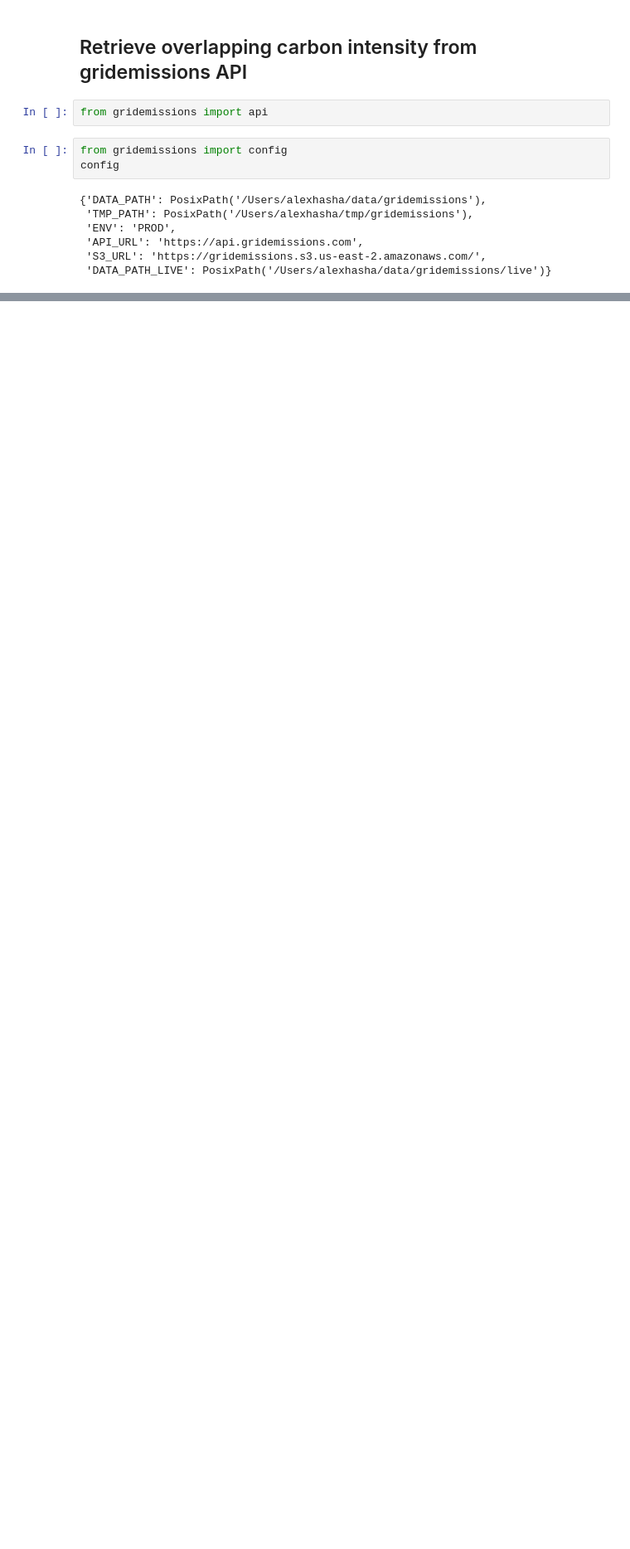
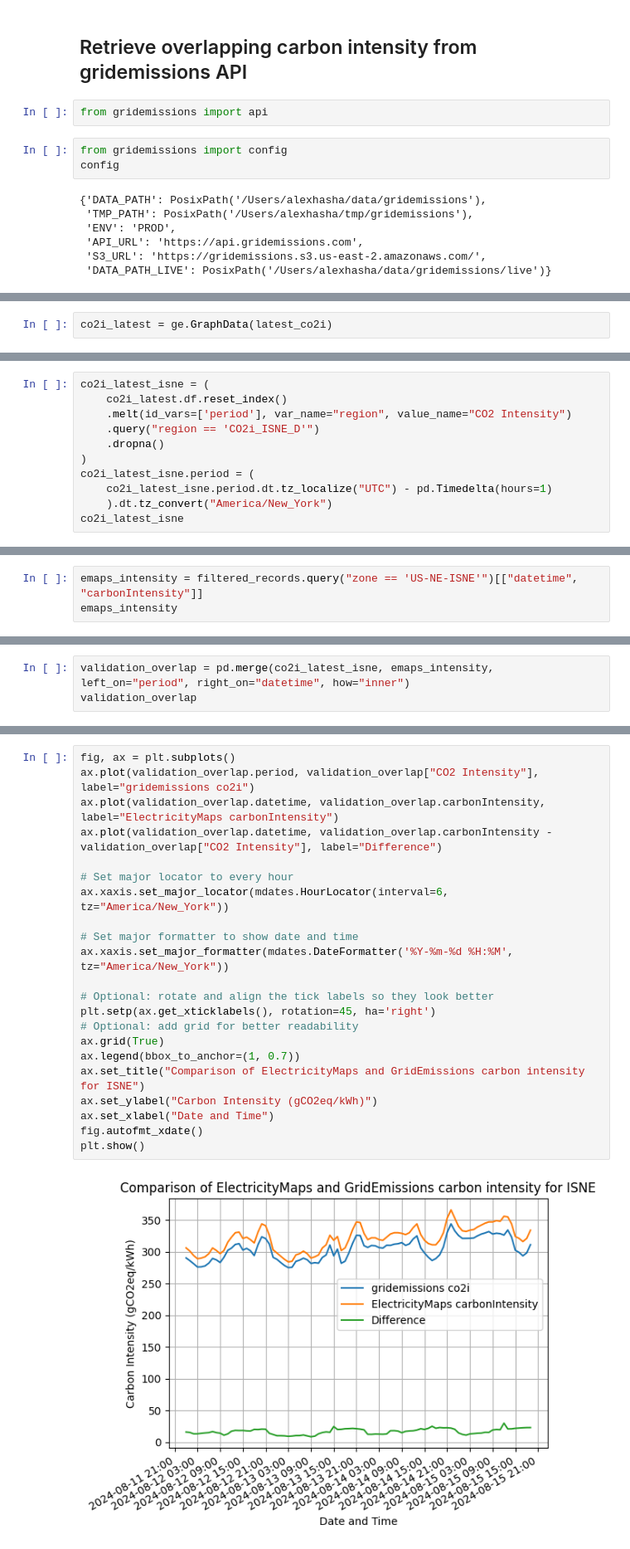
Before and after one commit to ahasha/power-supply-dashboard-analysis, a Jupyter notebook: notebooks/analyze_history.ipynb, the cells around one changed output, grey strips where cells are left out. Shown at 83% size. Cells and saved outputs as stored; diff of their text form; blank space fills up the shorter version.

Commit message:
More acquisition of gridemissions data and several attempts at a simple forecasting model

```diff
--- a/notebooks/analyze_history.ipynb
+++ b/notebooks/analyze_history.ipynb
@@ -176,0 +256,2 @@ AssertionError:
+# %%
+co2i_latest = ge.GraphData(latest_co2i)
@@ -176,0 +262,11 @@ AssertionError:
+# %%
+co2i_latest_isne = (
+    co2i_latest.df.reset_index()
+    .melt(id_vars=['period'], var_name="region", value_name="CO2 Intensity")
+    .query("region == 'CO2i_ISNE_D'")
+    .dropna()
+)
+co2i_latest_isne.period = (
+    co2i_latest_isne.period.dt.tz_localize("UTC") - pd.Timedelta(hours=1)
+    ).dt.tz_convert("America/New_York")
+co2i_latest_isne
@@ -176,0 +287,3 @@ AssertionError:
+# %%
+emaps_intensity = filtered_records.query("zone == 'US-NE-ISNE'")[["datetime", "carbonIntensity"]]
+emaps_intensity
@@ -176,0 +304,3 @@ AssertionError:
+# %%
+validation_overlap = pd.merge(co2i_latest_isne, emaps_intensity, left_on="period", right_on="datetime", how="inner")
+validation_overlap
@@ -176,0 +321,24 @@ AssertionError:
+# %%
+fig, ax = plt.subplots()
+ax.plot(validation_overlap.period, validation_overlap["CO2 Intensity"], label="gridemissions co2i")
+ax.plot(validation_overlap.datetime, validation_overlap.carbonIntensity, label="ElectricityMaps carbonIntensity")
+ax.plot(validation_overlap.datetime, validation_overlap.carbonIntensity - validation_overlap["CO2 Intensity"], label="Difference")
+
+# Set major locator to every hour
+ax.xaxis.set_major_locator(mdates.HourLocator(interval=6, tz="America/New_York"))
+
+# Set major formatter to show date and time
+ax.xaxis.set_major_formatter(mdates.DateFormatter('%Y-%m-%d %H:%M', tz="America/New_York"))
+
+# Optional: rotate and align the tick labels so they look better
+plt.setp(ax.get_xticklabels(), rotation=45, ha='right')
+# Optional: add grid for better readability
+ax.grid(True)
+ax.legend(bbox_to_anchor=(1, 0.7))
+ax.set_title("Comparison of ElectricityMaps and GridEmissions carbon intensity for ISNE")
+ax.set_ylabel("Carbon Intensity (gCO2eq/kWh)")
+ax.set_xlabel("Date and Time")
+fig.autofmt_xdate()
+plt.show()
+# %% [output]
+[figure, added]
```
Also changed, not shown: parts of 27 cells of this notebook, 10 other files.
